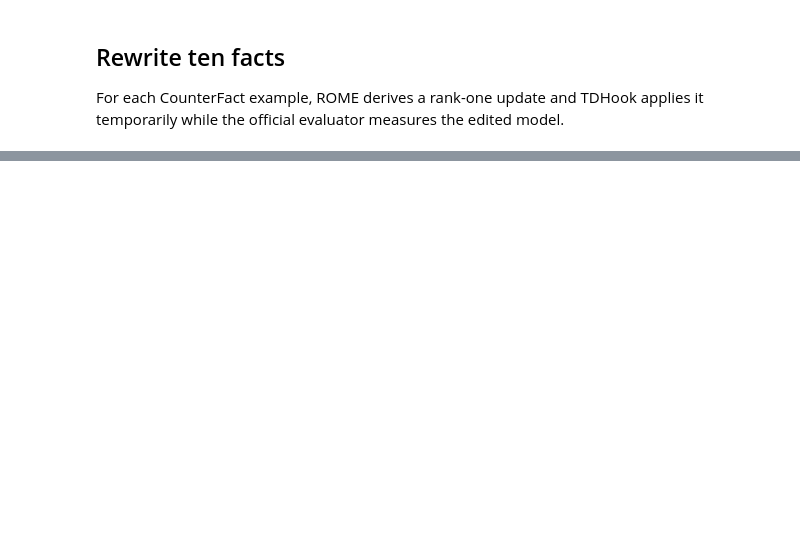
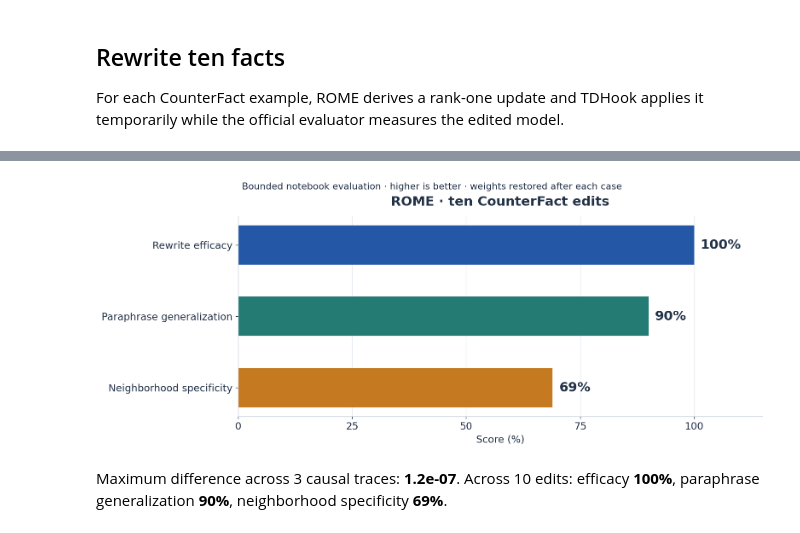
Before and after one commit to Xmaster6y/tdhook, a Jupyter notebook: docs/source/notebooks/tutorials/rome-research-reproduction.ipynb, the cells around one changed output, grey strips where cells are left out. Cells and saved outputs as stored; diff of their text form; code cells hidden in the pictures; blank space fills up the shorter version.

```diff
--- a/docs/source/notebooks/tutorials/rome-research-reproduction.ipynb
+++ b/docs/source/notebooks/tutorials/rome-research-reproduction.ipynb
@@ -172 +214,6 @@ For each CounterFact example, ROME derives a rank-one update and TDHook applies
+# %%
+def derive_rank_one_edit(record):
+    with contextlib.redirect_stdout(io.StringIO()), contextlib.redirect_stderr(io.StringIO()):
+        deltas = execute_rome(model, tokenizer, record["requested_rewrite"], hparams)
+    return NonTensorData(deltas)
 # %%
@@ -222,0 +226,14 @@ All three TDHook causal traces agree with the released implementation to numeric
+# %%
+edit_workflow = Workflow(
+    TensorDictModule(derive_rank_one_edit, in_keys=["record"], out_keys=[("edit", "deltas")]),
+    TensorDictModule(
+        evaluate_rank_one_edit, in_keys=["record", ("edit", "deltas")], out_keys=[("metrics", "edited_case")]
+    ),
+)
+# %%
+edited_cases = []
+for record in counterfact[:10]:
+    data = TensorDict({"record": NonTensorData(record)}, batch_size=[])
+    result = edit_workflow(model, data)
+    edited_cases.append(result["metrics", "edited_case"])
+counterfact_summary = summarize_counterfact(edited_cases)
@@ -222,0 +244,36 @@ All three TDHook causal traces agree with the released implementation to numeric
+# %%
+def plot_edit_summary(summary):
+    labels = ["Rewrite efficacy", "Paraphrase generalization", "Neighborhood specificity"]
+    keys = ["rewrite_efficacy", "paraphrase_generalization", "neighborhood_specificity"]
+    observed = [100 * summary["metrics"][key] for key in keys]
+    with plt.rc_context(STYLE):
+        figure, axis = plt.subplots(figsize=(12, 4.8), constrained_layout=True)
+        bars = axis.barh(labels, observed, color=[BLUE, TEAL, ORANGE], height=0.55)
+        axis.bar_label(bars, fmt="%.0f%%", padding=8, fontsize=17, fontweight="bold")
+        axis.set(xlim=(0, 115), xlabel="Score (%)", title="ROME · ten CounterFact edits")
+        axis.set_xticks([0, 25, 50, 75, 100])
+        axis.invert_yaxis()
+        axis.grid(axis="x", color="#E5EAF0", zorder=0)
+        axis.set_axisbelow(True)
+        figure.suptitle(
+            "Bounded notebook evaluation · higher is better · weights restored after each case", fontsize=12
+        )
+        finish_figure(figure, "rome-edit-evaluation")
+
+
+plot_edit_summary(counterfact_summary)
+# %% [output]
+[figure, added]
+# %%
+metrics = counterfact_summary["metrics"]
+display(
+    Markdown(
+        f"Maximum difference across {len(trace_rows)} causal traces: "
+        f"**{max(row['Max trace difference'] for row in trace_rows):.1e}**. "
+        f"Across {len(edited_cases)} edits: efficacy **{metrics['rewrite_efficacy']:.0%}**, "
+        f"paraphrase generalization **{metrics['paraphrase_generalization']:.0%}**, "
+        f"neighborhood specificity **{metrics['neighborhood_specificity']:.0%}**."
+    )
+)
+# %% [output]
+Maximum difference across 3 causal traces: **1.2e-07**. Across 10 edits: efficacy **100%**, paraphrase generalization **90%**, neighborhood specificity **69%**.
```
Also changed, not shown: parts of 23 cells of this notebook, 15 other files.
